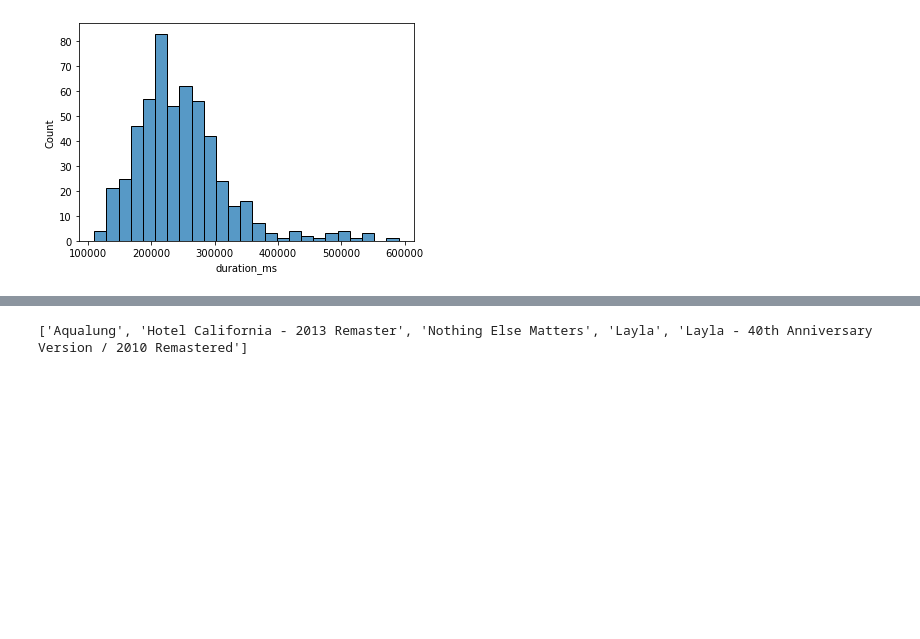
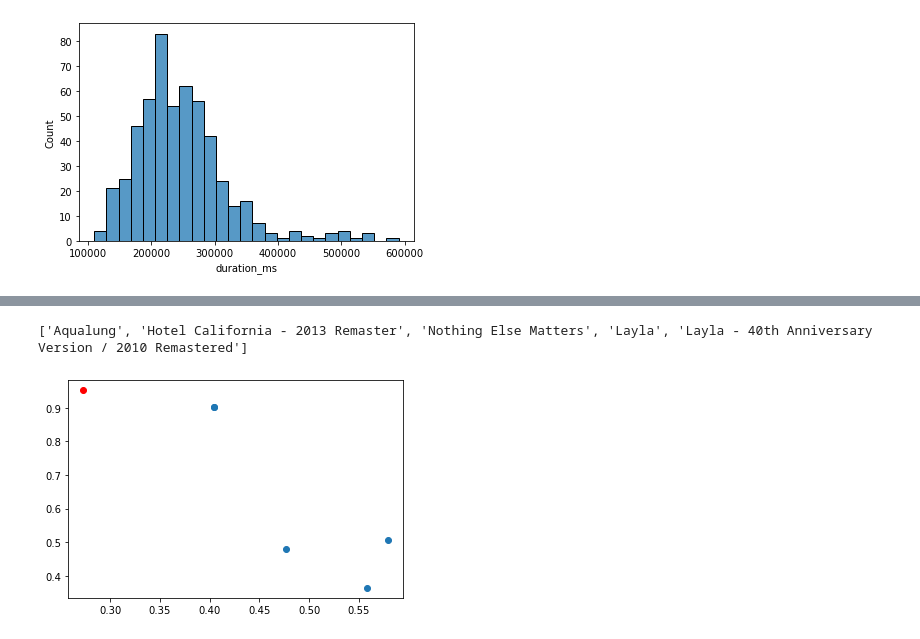
Before and after one commit to AntonioCuan/Music-Recommender, a Jupyter notebook: Music Recommender.ipynb, the cells around one changed output, grey strips where cells are left out. Drawn from its saved outputs; the diff is of its cells as text; code cells hidden in the pictures; blank space fills up the shorter version.

```diff
--- a/Music Recommender.ipynb
+++ b/Music Recommender.ipynb
@@ -161,6 +138,28 @@ df[df['name']=='Paradise City']
 # %%
-test = recommend_songs('3YBZIN3rekqsKxbJc9FZko', 5)
+dropped_cols = ['name', 'artist', 'album', 'key', 'mode', 'time_signature', 'release_date']
+print(recommend_songs(df, '3YBZIN3rekqsKxbJc9FZko', 5, dropped_cols))
+# %% [output]
+['Aqualung', 'Hotel California - 2013 Remaster', 'Nothing Else Matters', 'Layla', 'Layla - 40th Anniversary Version / 2010 Remastered']
-# %%
-print(test)
-# %% [output]
-['Aqualung', 'Hotel California - 2013 Remaster', 'Nothing Else Matters', 'Layla', 'Layla - 40th Anniversary Version / 2010 Remastered']
+# %%
+def plot_closeness(df, given_song, songs, dims):
+    df_dims = df[dims+['name']]
+    points = []
+    given_row = df_dims.loc[df_dims['name']==given_song]
+    given_point = (given_row.iloc[0][dims[0]], given_row.iloc[0][dims[1]])
+
+    for song in songs:
+        row = df_dims.loc[df_dims['name']==song]
+        point = (row.iloc[0][dims[0]], row.iloc[0][dims[1]])
+        points.append(point)
+
+    x = [point[0] for point in points]
+    y = [point[1] for point in points]
+
+    plt.figure()
+    plt.scatter(given_point[0], given_point[1], c='red')
+    plt.scatter(x, y)
+    plt.show()
+# %%
+plot_closeness(df, 'Paradise City', test, ['danceability', 'energy'])
+# %% [output]
+[figure, added]
```
Also changed, not shown: parts of 11 cells of this notebook.
